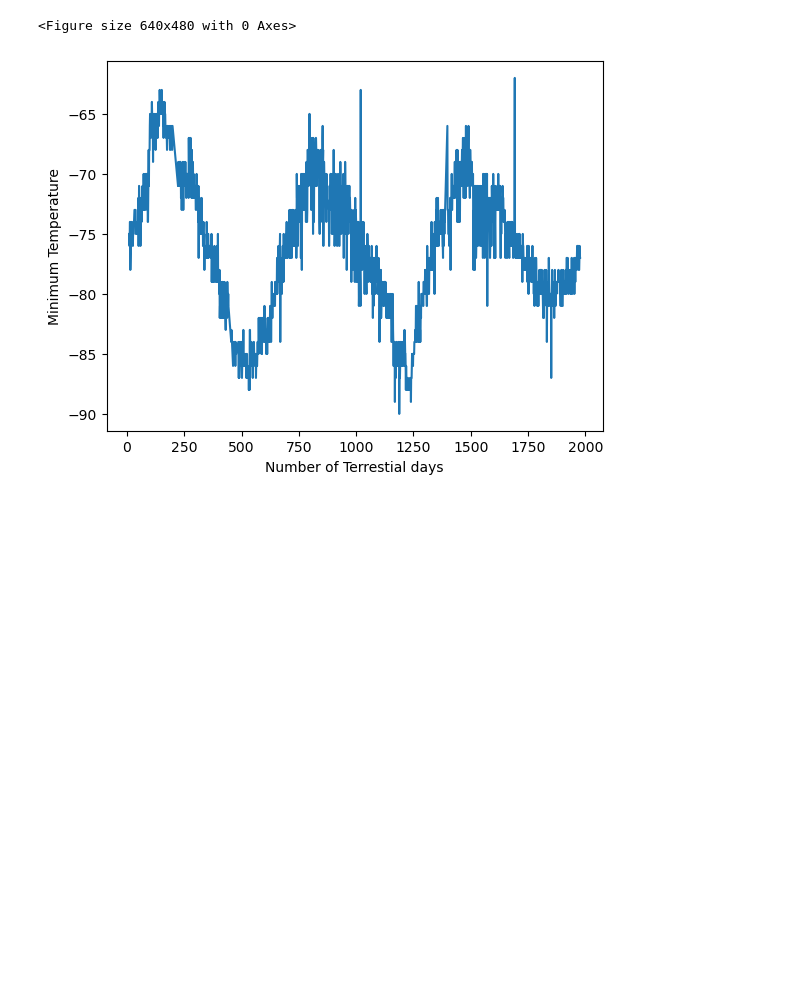
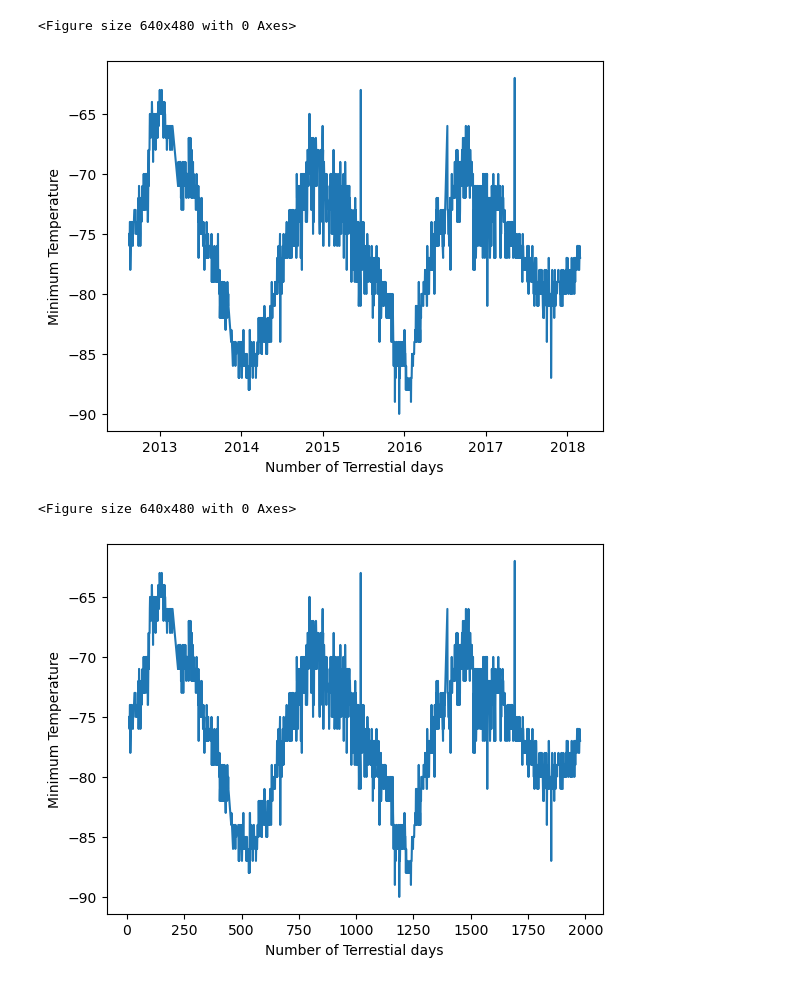
Before and after one commit to durga-ganabathy/Web-Scraping, a Jupyter notebook: Starter_Code/part_2_mars_weather.ipynb, the cells around one changed output. Saved outputs shown, nothing was run; the diff lists cells and outputs as text; code cells hidden in the pictures; blank space fills up the shorter version.

```diff
--- a/Starter_Code/part_2_mars_weather.ipynb
+++ b/Starter_Code/part_2_mars_weather.ipynb
@@ -377,6 +377,18 @@ plt.tight_layout()
 # %% [output]
 [figure]
 <Figure size 640x480 with 0 Axes>
+# %%
+plt.plot(df_new['terrestrial_date'],df_new['min_temp'])
+
+# Set the xlabel and ylabel
+plt.xlabel("Number of Terrestial days")
+plt.ylabel("Minimum Temperature")
+
+plt.show()
+plt.tight_layout()
+# %% [output]
+[figure, added]
+<Figure size 640x480 with 0 Axes>
 # %%
 # 5. How many terrestrial (earth) days are there in a Martian year?
 plt.plot(df_new['sol'], df_new['min_temp'])
```
Also changed, not shown: parts of 6 cells of this notebook.
